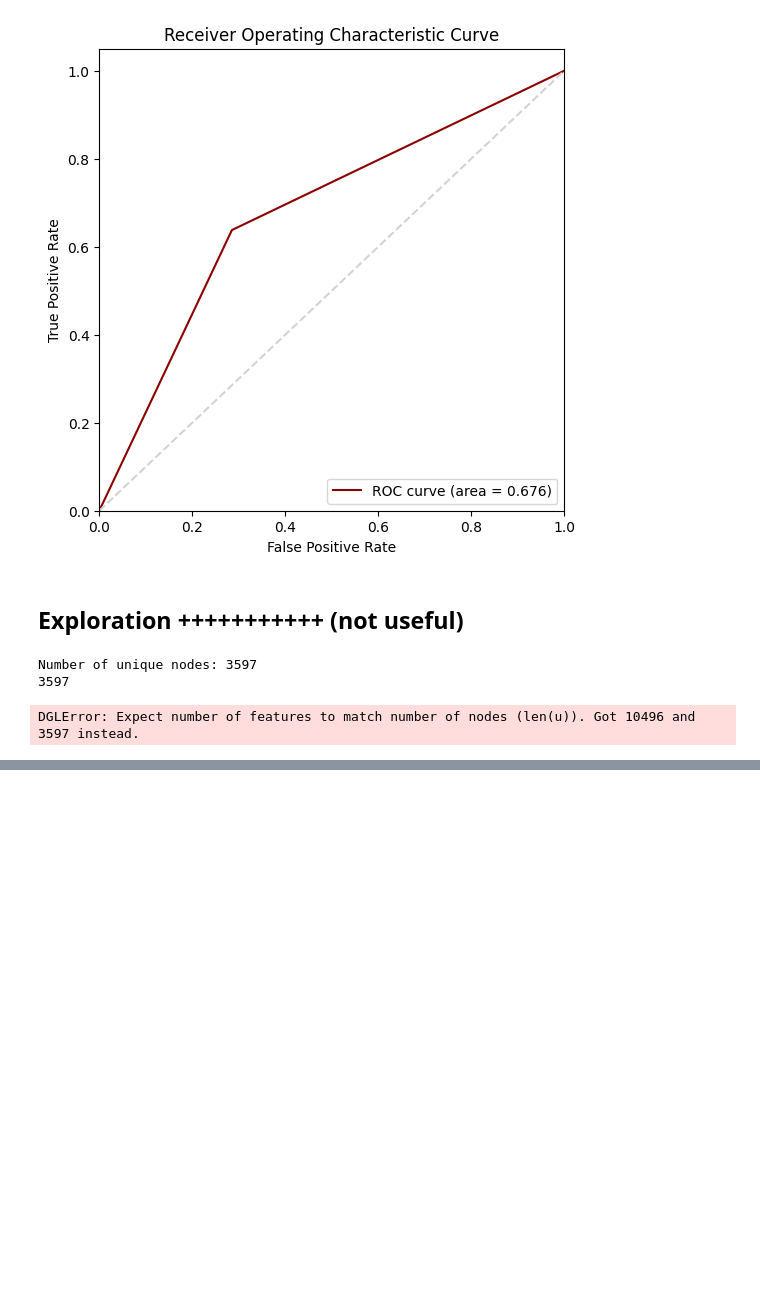
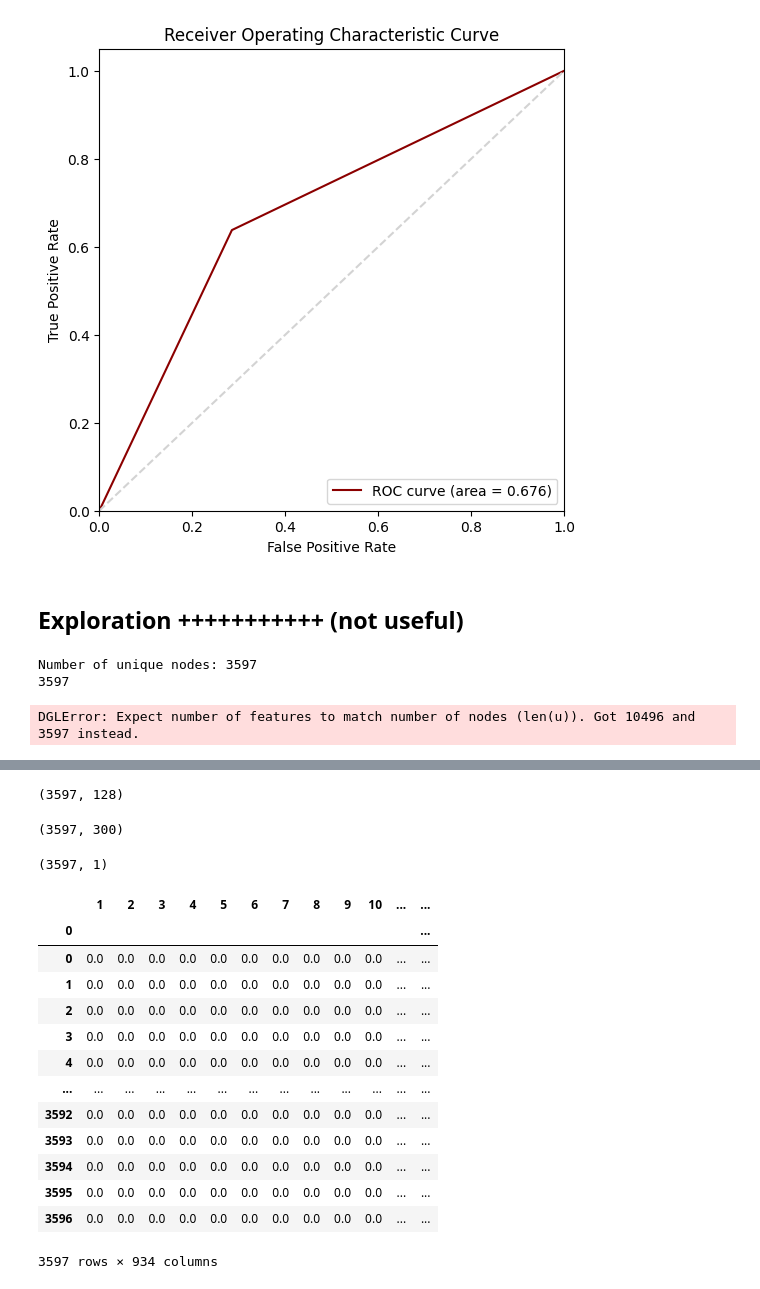
Before and after one commit to Guillaumegg200/kaggle_movies_mlns, a Jupyter notebook: explo_ggg.ipynb, the cells around one changed output, grey strips where cells are left out. Drawn from its saved outputs; the diff is of its cells as text; code cells hidden in the pictures; blank space fills up the shorter version.

```diff
--- a/explo_ggg.ipynb
+++ b/explo_ggg.ipynb
@@ -432,0 +448,13 @@ DGLError: Expect number of features to match number of nodes (len(u)). Got 10496
+# %%
+node_information = pd.read_csv('node_information.csv', header=None, index_col=0)
+train_set = pd.read_csv('train.txt', header=None, sep=' ')
+train_set.columns = ['node1', 'node2', 'edge']
+test_set = pd.read_csv('test.txt', header=None, sep=' ')
+test_set.columns = ['node1', 'node2']
+
+mapping = {node_information.index[i]: i for i in range(len(node_information))}
+node_information.index = node_information.index.map(mapping)
+train_set["node1"] = train_set["node1"].map(mapping)
+train_set["node2"] = train_set["node2"].map(mapping)
+test_set["node1"] = test_set["node1"].map(mapping)
+test_set["node2"] = test_set["node2"].map(mapping)
@@ -432,0 +498,4 @@ DGLError: Expect number of features to match number of nodes (len(u)). Got 10496
+# %%
+degree_per_nodes = np.array([train_set[pd.Series(train_mask)].loc[(train_set["node1"] == i) | (train_set["node2"] == i), "edge"].sum() for i in range(len(node_information))])
+degree_per_nodes_standardized = StandardScaler().fit_transform(degree_per_nodes.reshape(-1,1))
+node_information[933] = degree_per_nodes_standardized
@@ -432,0 +644,59 @@ DGLError: Expect number of features to match number of nodes (len(u)). Got 10496
+# %%
+"""shared: An initial feature vector is shared across all nodes [14].
+The shared feature we used is simply a vector of all 1’s."""
+shared_features = np.ones((len(node_information), 128))
+shared_features.shape
+# %% [output]
+(3597, 128)
+# %%
+"""• degree: An one-hot degree vector is initialized for each node,
+whose dimension is decided by the max degree of all nodes [16,
+47]."""
+# One hot degree vector
+degree_per_nodes = np.array([train_set[pd.Series(train_mask)].loc[(train_set["node1"] == i) | (train_set["node2"] == i), "edge"].sum() for i in range(len(node_information))])
+max_degree = degree_per_nodes.max()
+degree_features = np.eye(max_degree + 1)[degree_per_nodes]
+degree_features.shape
+# %% [output]
+(3597, 300)
+# %%
+""" pagerank: The original PageRank score [4] of a given node is
+calculated and then flattened into a vector in order to fully utilize
+the embedding dimensions of neural networks, where the dimension
+of the extended vector is selected by grid-search [33]. It can
+be viewed as generalized higher-order node degree information."""
+# Calculate the pagerank
+pagerank = nx.pagerank(nx.from_pandas_edgelist(train_set[pd.Series(train_mask)], "node1", "node2"))
+pagerank = np.array([pagerank[i] if i in pagerank else 0 for i in range(len(node_information))])
+pagerank_standardized = StandardScaler().fit_transform(pagerank.reshape(-1,1))
+pagerank_standardized.shape
+# %% [output]
+(3597, 1)
+# %%
+# Add features to the node_information dataframe like node_information[933] = degree_per_nodes_standardized
+node_information[933] = degree_per_nodes_standardized.tolist()
+node_information[934] = pagerank_standardized.tolist()
+# Transform pagerank column into a float
+node_information[934] = node_information[934].apply(lambda x: x[0])
+node_information[933] = node_information[933].apply(lambda x: x[0])
+# node_information[935] = random_features.tolist()
+# node_information[936] = one_hot_features.tolist()
+# node_information[937] = shared_features.tolist()
+# node_information[938] = degree_features.tolist()
+# %%
+node_information
+# %% [output]
+|  | 1 | 2 | 3 | 4 | 5 | 6 | 7 | 8 | 9 | 10 | ... | ... |
+| 0 |  |  |  |  |  |  |  |  |  |  |  | ... |
+| 0 | 0.0 | 0.0 | 0.0 | 0.0 | 0.0 | 0.0 | 0.0 | 0.0 | 0.0 | 0.0 | ... | ... |
+| 1 | 0.0 | 0.0 | 0.0 | 0.0 | 0.0 | 0.0 | 0.0 | 0.0 | 0.0 | 0.0 | ... | ... |
+| 2 | 0.0 | 0.0 | 0.0 | 0.0 | 0.0 | 0.0 | 0.0 | 0.0 | 0.0 | 0.0 | ... | ... |
+| 3 | 0.0 | 0.0 | 0.0 | 0.0 | 0.0 | 0.0 | 0.0 | 0.0 | 0.0 | 0.0 | ... | ... |
+| 4 | 0.0 | 0.0 | 0.0 | 0.0 | 0.0 | 0.0 | 0.0 | 0.0 | 0.0 | 0.0 | ... | ... |
+| ... | ... | ... | ... | ... | ... | ... | ... | ... | ... | ... | ... | ... |
+| 3592 | 0.0 | 0.0 | 0.0 | 0.0 | 0.0 | 0.0 | 0.0 | 0.0 | 0.0 | 0.0 | ... | ... |
+| 3593 | 0.0 | 0.0 | 0.0 | 0.0 | 0.0 | 0.0 | 0.0 | 0.0 | 0.0 | 0.0 | ... | ... |
+| 3594 | 0.0 | 0.0 | 0.0 | 0.0 | 0.0 | 0.0 | 0.0 | 0.0 | 0.0 | 0.0 | ... | ... |
+| 3595 | 0.0 | 0.0 | 0.0 | 0.0 | 0.0 | 0.0 | 0.0 | 0.0 | 0.0 | 0.0 | ... | ... |
+| 3596 | 0.0 | 0.0 | 0.0 | 0.0 | 0.0 | 0.0 | 0.0 | 0.0 | 0.0 | 0.0 | ... | ... |
+3597 rows × 934 columns
```
Also changed, not shown: parts of 26 cells of this notebook, 1 other file.
